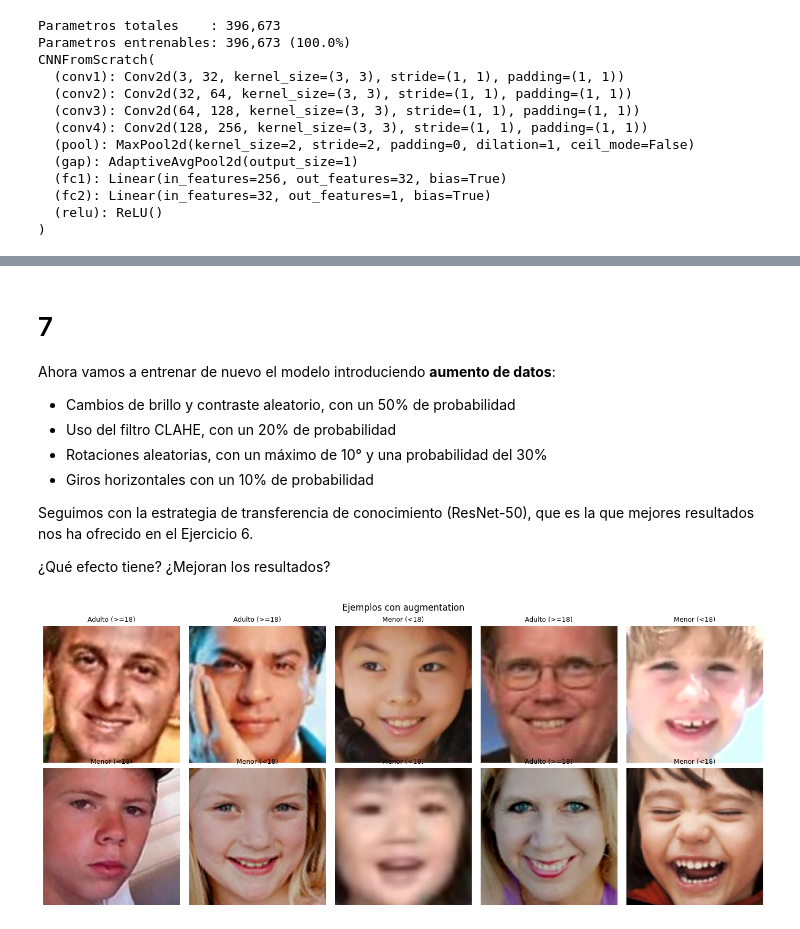
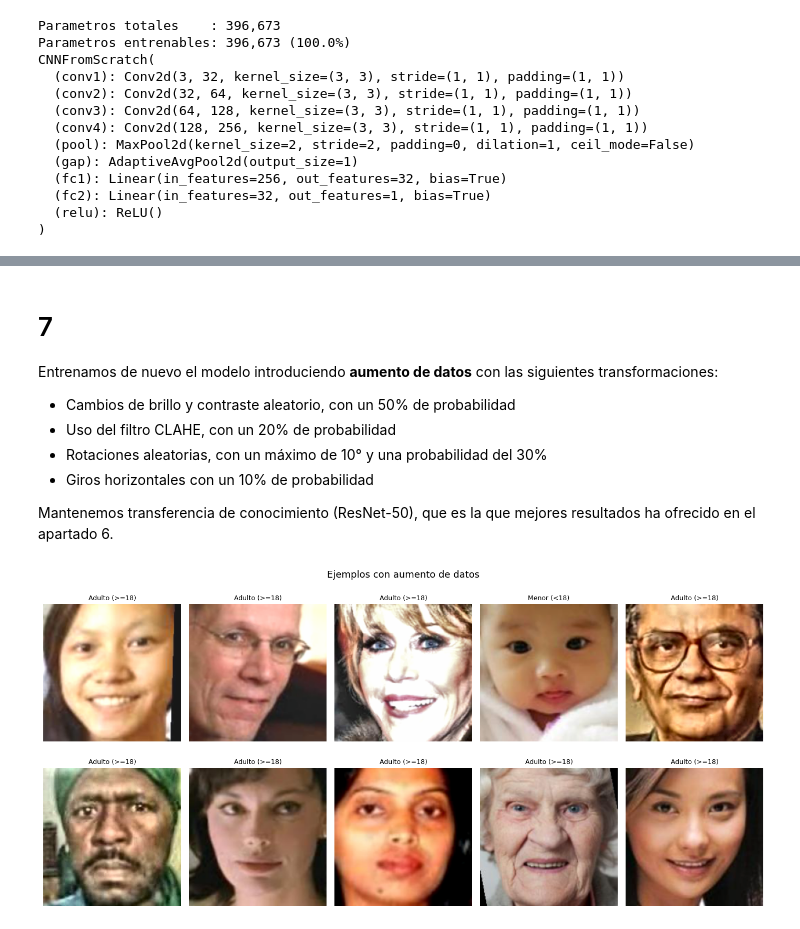
Before and after one commit to VictorBledaBeneyto/DeteccionYPixeladoDeImagenes, a Jupyter notebook: services/de/train_classifier.ipynb, the cells around one changed output, grey strips where cells are left out. Saved outputs shown, nothing was run; the diff lists cells and outputs as text; code cells hidden in the pictures.

```diff
--- a/services/de/train_classifier.ipynb
+++ b/services/de/train_classifier.ipynb
@@ -104,7 +94,6 @@ Adultos (>=18) : 5,853  (59.9%)
 [figure]
 # %%
 class FaceAgeDataset(Dataset):
-    """Etiqueta binaria: 1.0 = menor (<18), 0.0 = adulto (>=18)"""
     def __init__(self, root, transform=None):
         self.samples  = []
         self.transform = transform
@@ -127,7 +116,6 @@ class FaceAgeDataset(Dataset):
         return img, torch.tensor(label, dtype=torch.float32)
 
 
-# Sin augmentation para los Ejercicios 1-6 (se introduce en el Ejercicio 7)
 base_tf = A.Compose([
     A.Resize(*IMG_SIZE),
     A.Normalize(mean=(0.485, 0.456, 0.406), std=(0.229, 0.224, 0.225)),
@@ -140,7 +128,6 @@ train_size = len(full_ds) - val_size
 train_ds, val_ds = random_split(full_ds, [train_size, val_size],
                                  generator=torch.Generator().manual_seed(42))
 
-# WeightedRandomSampler para compensar desbalance
 train_labels = [full_ds.samples[i][1] for i in train_ds.indices]
 n_minor = int(sum(train_labels));  n_adult = len(train_labels) - n_minor
 w_minor = (n_minor + n_adult) / (2 * n_minor) if n_minor > 0 else 1.0
@@ -482,46 +488,43 @@ Mejor val accuracy — ResNet-50 (TL)  : 0.9422
 # %% [markdown]
 # 7
 
-Ahora vamos a entrenar de nuevo el modelo introduciendo **aumento de datos**:
+Entrenamos de nuevo el modelo introduciendo **aumento de datos** con las siguientes transformaciones:
 
 - Cambios de brillo y contraste aleatorio, con un 50% de probabilidad
 - Uso del filtro CLAHE, con un 20% de probabilidad
 - Rotaciones aleatorias, con un máximo de 10° y una probabilidad del 30%
 - Giros horizontales con un 10% de probabilidad
 
-Seguimos con la estrategia de transferencia de conocimiento (ResNet-50), que es la
-que mejores resultados nos ha ofrecido en el Ejercicio 6.
-
-¿Qué efecto tiene? ¿Mejoran los resultados?
+Mantenemos transferencia de conocimiento (ResNet-50), que es la
+que mejores resultados ha ofrecido en el apartado 6.
 # %%
 train_tf_aug = A.Compose([
     A.RandomBrightnessContrast(p=0.5),
     A.CLAHE(p=0.2),
     A.Rotate(limit=10, p=0.3),
     A.HorizontalFlip(p=0.1),
     A.Resize(*IMG_SIZE),
     A.Normalize(mean=(0.485, 0.456, 0.406), std=(0.229, 0.224, 0.225)),
     ToTensorV2(),
 ])
 
-# Nuevo dataset con aug en train; val no cambia
 full_ds_aug         = FaceAgeDataset(DATASET_ROOT, transform=train_tf_aug)
 train_ds_aug, _     = random_split(full_ds_aug, [train_size, val_size],
                                     generator=torch.Generator().manual_seed(42))
 train_loader_aug    = DataLoader(train_ds_aug, batch_size=BATCH_SIZE, sampler=sampler, num_workers=0)
 
-# Visualizamos algunas imagenes con augmentation
-plt.figure(figsize=(14, 6))
+fig, axes = plt.subplots(2, 5, figsize=(14, 7))
 for i in range(10):
     img, label = train_ds_aug[random.randint(0, len(train_ds_aug) - 1)]
     img_show = img.numpy().transpose(1, 2, 0) * std + mean
     img_show = np.clip(img_show, 0, 1)
-    ax = plt.subplot(2, 5, i + 1)
-    plt.imshow(img_show)
-    plt.title(class_names[int(label)], fontsize=9)
-    plt.axis("off")
-plt.suptitle("Ejemplos con augmentation")
-plt.tight_layout(); plt.show()
+    ax = axes[i // 5, i % 5]
+    ax.imshow(img_show)
+    ax.set_title(class_names[int(label)], fontsize=9)
+    ax.axis("off")
+plt.suptitle("Ejemplos con aumento de datos", fontsize=13)
+plt.tight_layout(h_pad=2.0)
+plt.show()
 # %% [output]
-[figure, old version]
+[figure, new version]
 # %%
```
Also changed, not shown: parts of 22 cells of this notebook, 14 other files.
